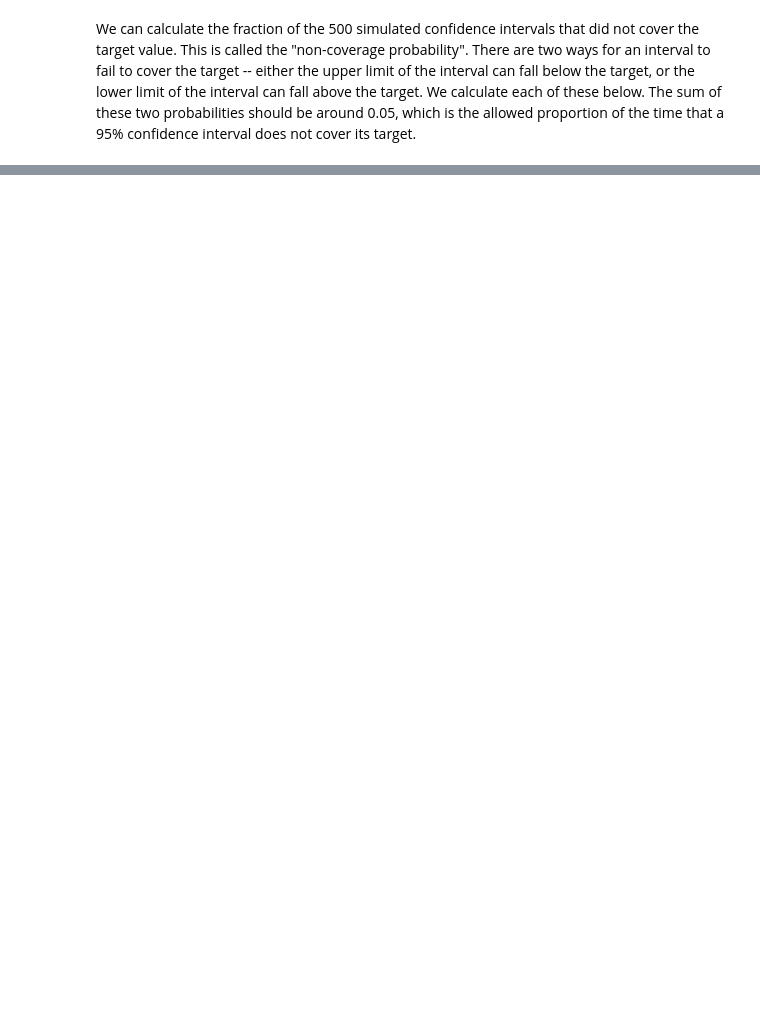
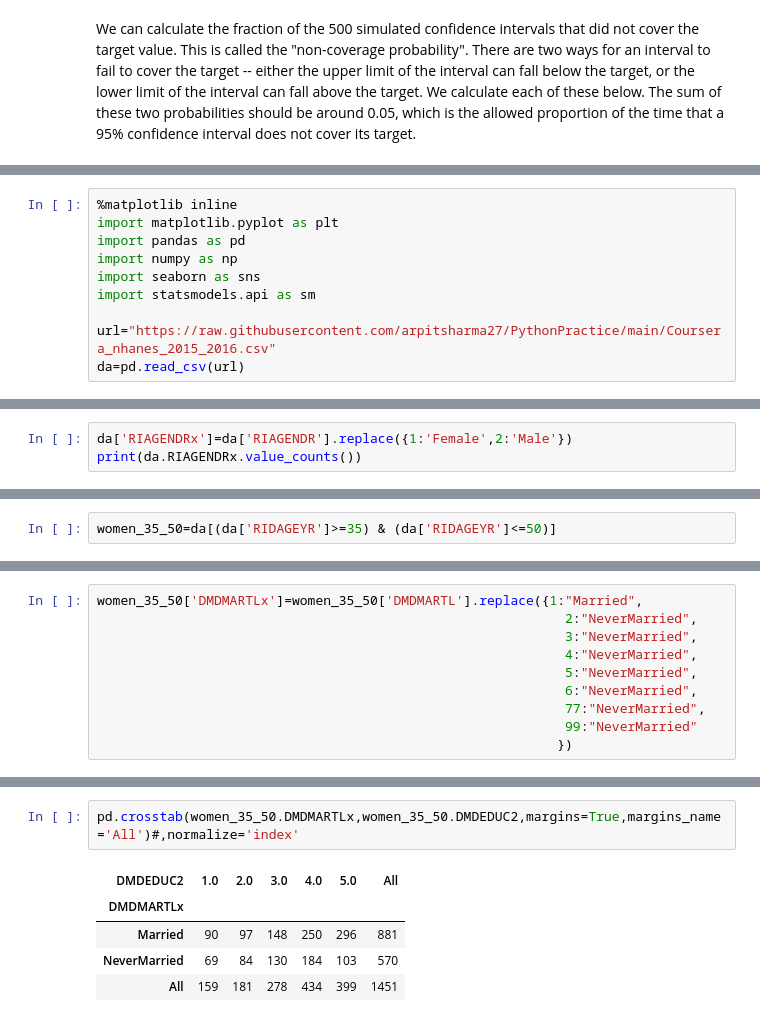
Before and after one commit to arpitsharma27/PythonPractice, a Jupyter notebook: UniversityOf_Michigan_InferentialStatistical_Week2_LabExercises.ipynb, the cells around one changed output, grey strips where cells are left out. Cells and saved outputs as stored; diff of their text form; blank space fills up the shorter version.

```diff
--- a/UniversityOf_Michigan_InferentialStatistical_Week2_LabExercises.ipynb
+++ b/UniversityOf_Michigan_InferentialStatistical_Week2_LabExercises.ipynb
@@ -639,0 +650,10 @@ print(np.mean(ci[:, 0] > mn)) # Lower limit falls above the target
+# %%
+%matplotlib inline
+import matplotlib.pyplot as plt
+import pandas as pd
+import numpy as np
+import seaborn as sns
+import statsmodels.api as sm
+
+url="https://raw.githubusercontent.com/arpitsharma27/PythonPractice/main/Coursera_nhanes_2015_2016.csv"
+da=pd.read_csv(url)
@@ -639,0 +670,3 @@ print(np.mean(ci[:, 0] > mn)) # Lower limit falls above the target
+# %%
+da['RIAGENDRx']=da['RIAGENDR'].replace({1:'Female',2:'Male'})
+print(da.RIAGENDRx.value_counts())
@@ -639,0 +693,2 @@ print(np.mean(ci[:, 0] > mn)) # Lower limit falls above the target
+# %%
+women_35_50=da[(da['RIDAGEYR']>=35) & (da['RIDAGEYR']<=50)]
@@ -639,0 +726,10 @@ print(np.mean(ci[:, 0] > mn)) # Lower limit falls above the target
+# %%
+women_35_50['DMDMARTLx']=women_35_50['DMDMARTL'].replace({1:"Married",
+                                                            2:"NeverMarried",
+                                                            3:"NeverMarried",
+                                                            4:"NeverMarried",
+                                                            5:"NeverMarried",
+                                                            6:"NeverMarried",
+                                                            77:"NeverMarried",
+                                                            99:"NeverMarried"
+                                                           })
@@ -639,0 +756,8 @@ print(np.mean(ci[:, 0] > mn)) # Lower limit falls above the target
+# %%
+pd.crosstab(women_35_50.DMDMARTLx,women_35_50.DMDEDUC2,margins=True,margins_name='All')#,normalize='index'
+# %% [output]
+| DMDEDUC2 | 1.0 | 2.0 | 3.0 | 4.0 | 5.0 | All |
+| DMDMARTLx |  |  |  |  |  |  |
+| Married | 90 | 97 | 148 | 250 | 296 | 881 |
+| NeverMarried | 69 | 84 | 130 | 184 | 103 | 570 |
+| All | 159 | 181 | 278 | 434 | 399 | 1451 |
```
Also changed, not shown: parts of 29 cells of this notebook.
